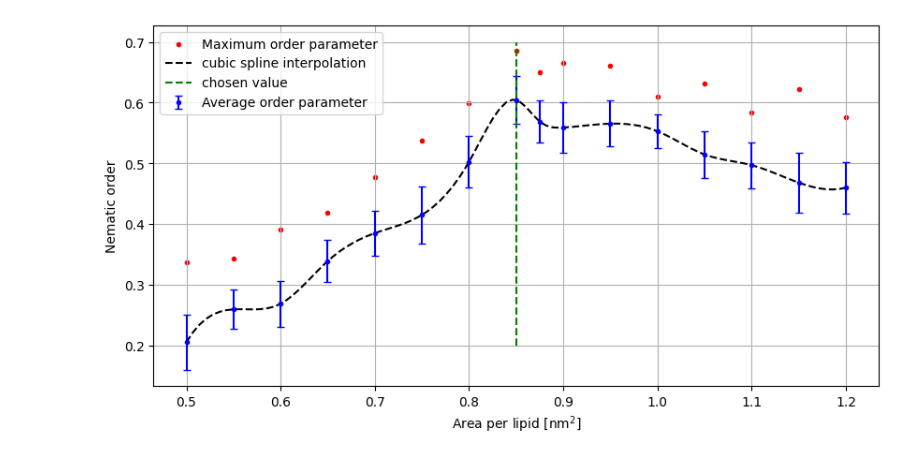
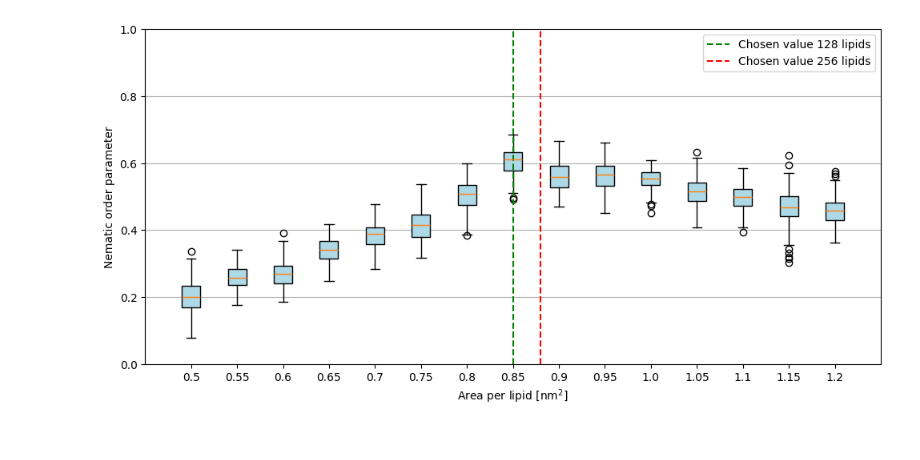
Before and after one commit to G-Scherer/dpd_simulation, a Jupyter notebook: lipid_self_assembly/apl_opt/apl_ana.ipynb, the cells around one changed output. Drawn from its saved outputs; the diff is of its cells as text; code cells hidden in the pictures.

```diff
--- a/lipid_self_assembly/apl_opt/apl_ana.ipynb
+++ b/lipid_self_assembly/apl_opt/apl_ana.ipynb
@@ -44,17 +44,12 @@ def get_max_nematic_order(top_file, traj_file):
 
         S_lst.append(S)
 
-    max_S = np.max(S_lst)
-    max_frame = np.argmax(S_lst)
-    mean_S = np.mean(S_lst)
-    std_S = np.std(S_lst)
 
-
-    return max_S, max_frame, mean_S, std_S
+    return S_lst
 # %%
 dir = "/home/gabriel/Dokumente/bachelor_thesis/dpd_simulation/lipid_self_assembly/"
 
-apls_str = ["05", "055", "06", "065", "07", "075", "08", "085", "0875", "09", "095", "1", "105", "11", "115", "12"]
+apls_str = ["05", "055", "06", "065", "07", "075", "08", "085", "09", "095", "1", "105", "11", "115", "12"]
 
 trajectories = []
 
@@ -67,30 +62,29 @@ for top, traj in trajectories:
     top_path = os.path.join(dir, top)
     traj_path = os.path.join(dir, traj)
 
-    max_S, max_frame, mean_S, std_S = get_max_nematic_order(top_path, traj_path)
+    s_lst = get_max_nematic_order(top_path, traj_path)
 
-    results.append((max_S, mean_S, std_S))
+    results.append(s_lst)
 # %%
-apls = [0.5, 0.55, 0.6, 0.65, 0.7, 0.75, 0.8, 0.85, 0.875, 0.9, 0.95, 1, 1.05, 1.1, 1.15, 1.2]
-
-mean = [t[1] for t in results]
-max = [t[0] for t in results]
-std = [t[2] for t in results]
-
-spline = CubicSpline(apls, mean)
-range = np.linspace(0.5,1.2,100)
+apls = [0.5, 0.55, 0.6, 0.65, 0.7, 0.75, 0.8, 0.85, 0.9, 0.95, 1, 1.05, 1.1, 1.15, 1.2]
 
 plt.figure(figsize=(10,5))
-plt.scatter(apls, max, marker=".", label="Maximum order parameter", color="red")
-plt.errorbar(apls, mean, yerr = std, fmt =".", label="Average order parameter", color="b", capsize=3)
-plt.plot(range, spline(range), color="black", linestyle="dashed", label="cubic spline interpolation")
-plt.plot([0.85, 0.85], [0.2, 0.7], label="chosen value", linestyle="dashed", color="green")
+
+min_spacing = min(np.diff(apls))
+bp = plt.boxplot(results, positions=apls, widths=0.02, patch_artist=True)
+
+for patch in bp['boxes']:
+    patch.set_facecolor('lightblue')
+
+plt.axvline(0.85, linestyle='dashed', color='green', label='Chosen value 128 lipids')
+plt.axvline(0.88, linestyle='dashed', color='red', label='Chosen value 256 lipids')
 plt.xlabel(r"Area per lipid [nm$^2$]")
-plt.ylabel("Nematic order")
-#plt.ylim((0,1))
-
-plt.legend(loc="upper left")
-plt.grid()
+plt.ylabel("Nematic order parameter")
+plt.tight_layout()
+plt.xlim((0.45,1.25))
+plt.ylim((0,1))
+plt.grid(axis='y')
+plt.legend()
 plt.show()
 # %% [output]
-[figure, old version]
+[figure, new version]
```
Also changed, not shown: 30 other files.
